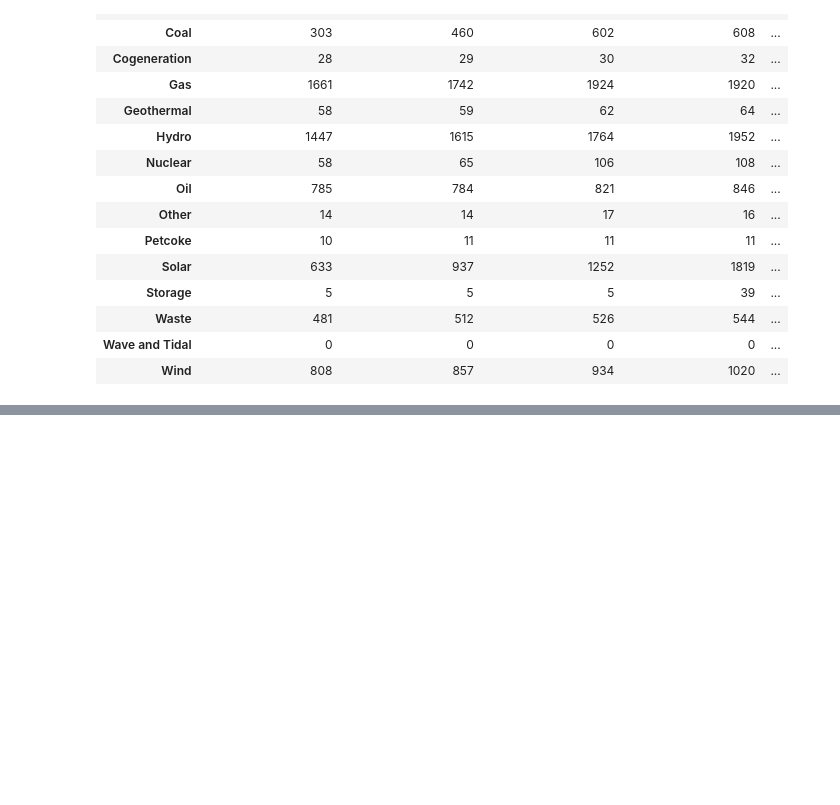
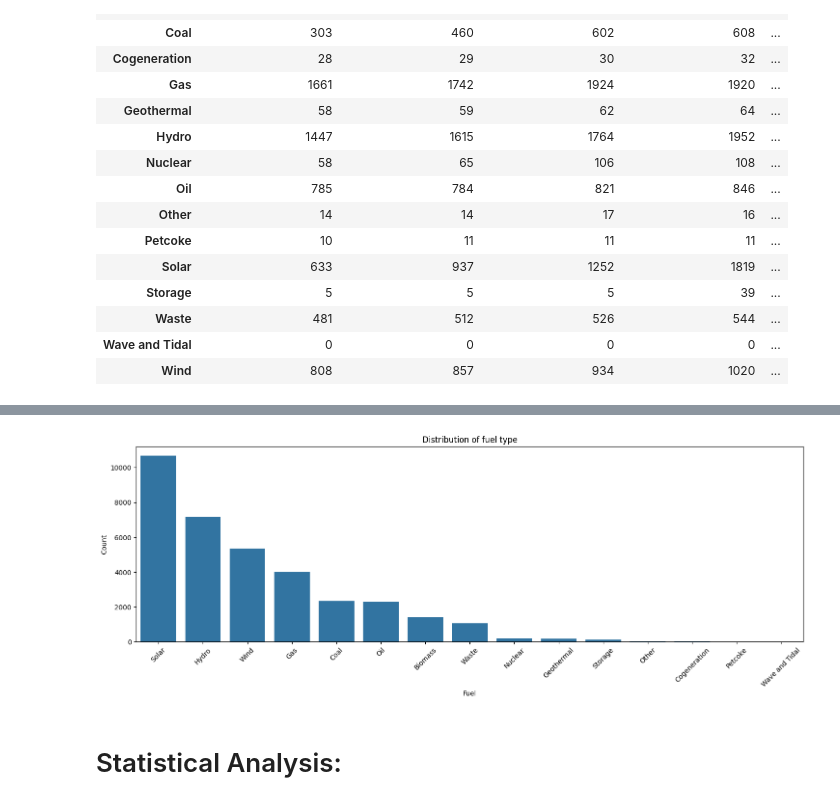
Before and after one commit to arielwendichansky/DI_Bootcamp, a Jupyter notebook: Week6/Day2/daily_challenge/energy.ipynb, the cells around one changed output, grey strips where cells are left out. Cells and saved outputs as stored; diff of their text form; code cells hidden in the pictures; blank space fills up the shorter version.

```diff
--- a/Week6/Day2/daily_challenge/energy.ipynb
+++ b/Week6/Day2/daily_challenge/energy.ipynb
@@ -167,0 +174,21 @@ print(cdata_filled)
+# %%
+plt.figure(figsize=(15,5))
+
+# Sort the DataFrame by the 'fuel' column
+sorted_cdata = cdata['primary_fuel'].value_counts().reset_index().rename(columns={'index': 'country', 'primary_fuel': 'fuel'})
+
+# Create the count plot with sorted data
+ax = sns.barplot(data=sorted_cdata, x='fuel', y='count')
+
+
+plt.xlabel('Fuel')
+plt.ylabel('Count')
+plt.title("Distribution of fuel type")
+
+plt.tight_layout()
+plt.xticks(rotation=45)
+plt.show()
+# %% [output]
+[figure, added]
+# %% [markdown]
+# Statistical Analysis:
```
Also changed, not shown: parts of 22 cells of this notebook.
